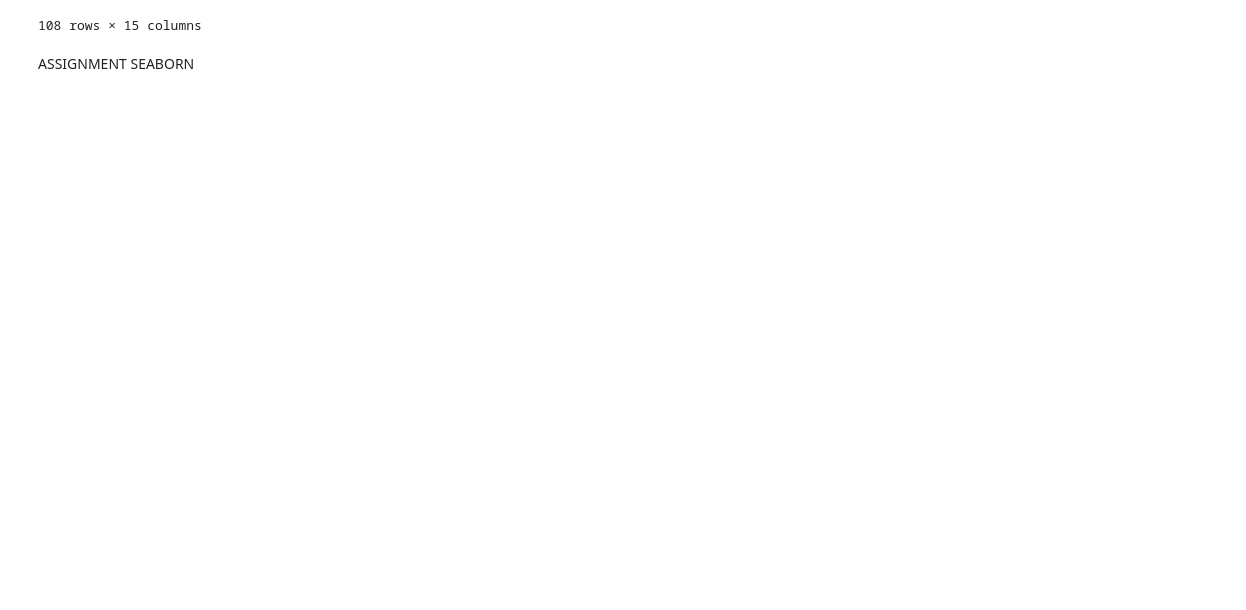
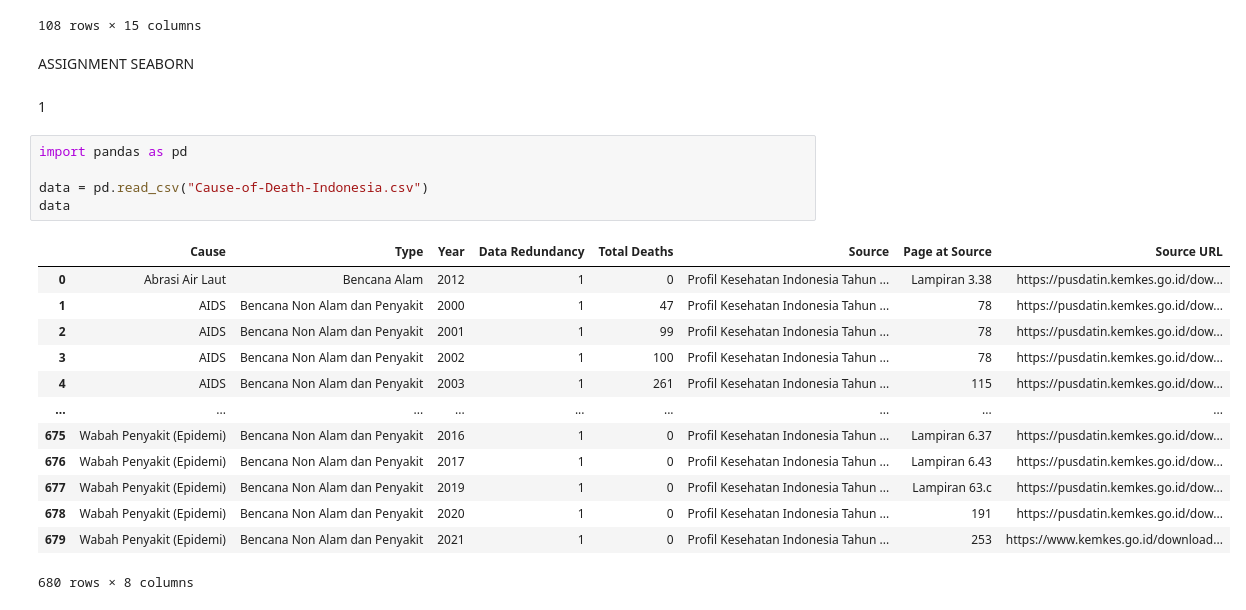
Before and after one commit to williamcolliins/Bootcamp_DataAnalyst, a Jupyter notebook: pertemuan13.ipynb, the cells around one changed output. Drawn from its saved outputs; the diff is of its cells as text; blank space fills up the shorter version.

```diff
--- a/pertemuan13.ipynb
+++ b/pertemuan13.ipynb
@@ -597,3 +596,24 @@ data
 108 rows × 15 columns
 # %% [markdown]
 ASSIGNMENT SEABORN
+# %% [markdown]
+1
+# %%
+import pandas as pd
+
+data = pd.read_csv("Cause-of-Death-Indonesia.csv")
+data
+# %% [output]
+|  | Cause | Type | Year | Data Redundancy | Total Deaths | Source | Page at Source | Source URL |
+| 0 | Abrasi Air Laut | Bencana Alam | 2012 | 1 | 0 | Profil Kesehatan Indonesia Tahun ... | Lampiran 3.38 | https://pusdatin.kemkes.go.id/dow... |
+| 1 | AIDS | Bencana Non Alam dan Penyakit | 2000 | 1 | 47 | Profil Kesehatan Indonesia Tahun ... | 78 | https://pusdatin.kemkes.go.id/dow... |
+| 2 | AIDS | Bencana Non Alam dan Penyakit | 2001 | 1 | 99 | Profil Kesehatan Indonesia Tahun ... | 78 | https://pusdatin.kemkes.go.id/dow... |
+| 3 | AIDS | Bencana Non Alam dan Penyakit | 2002 | 1 | 100 | Profil Kesehatan Indonesia Tahun ... | 78 | https://pusdatin.kemkes.go.id/dow... |
+| 4 | AIDS | Bencana Non Alam dan Penyakit | 2003 | 1 | 261 | Profil Kesehatan Indonesia Tahun ... | 115 | https://pusdatin.kemkes.go.id/dow... |
+| ... | ... | ... | ... | ... | ... | ... | ... | ... |
+| 675 | Wabah Penyakit (Epidemi) | Bencana Non Alam dan Penyakit | 2016 | 1 | 0 | Profil Kesehatan Indonesia Tahun ... | Lampiran 6.37 | https://pusdatin.kemkes.go.id/dow... |
+| 676 | Wabah Penyakit (Epidemi) | Bencana Non Alam dan Penyakit | 2017 | 1 | 0 | Profil Kesehatan Indonesia Tahun ... | Lampiran 6.43 | https://pusdatin.kemkes.go.id/dow... |
+| 677 | Wabah Penyakit (Epidemi) | Bencana Non Alam dan Penyakit | 2019 | 1 | 0 | Profil Kesehatan Indonesia Tahun ... | Lampiran 63.c | https://pusdatin.kemkes.go.id/dow... |
+| 678 | Wabah Penyakit (Epidemi) | Bencana Non Alam dan Penyakit | 2020 | 1 | 0 | Profil Kesehatan Indonesia Tahun ... | 191 | https://pusdatin.kemkes.go.id/dow... |
+| 679 | Wabah Penyakit (Epidemi) | Bencana Non Alam dan Penyakit | 2021 | 1 | 0 | Profil Kesehatan Indonesia Tahun ... | 253 | https://www.kemkes.go.id/download... |
+680 rows × 8 columns
```
Also changed, not shown: parts of 13 cells of this notebook, 1 other file.
